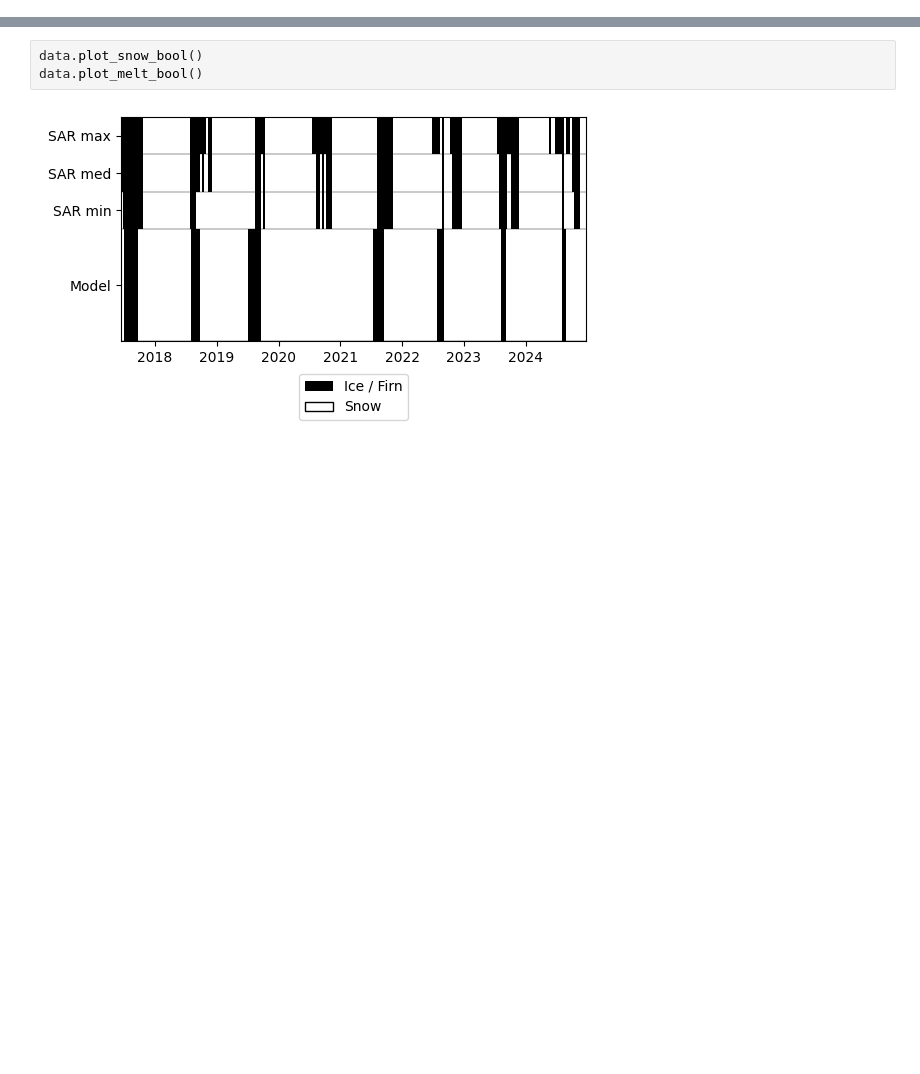
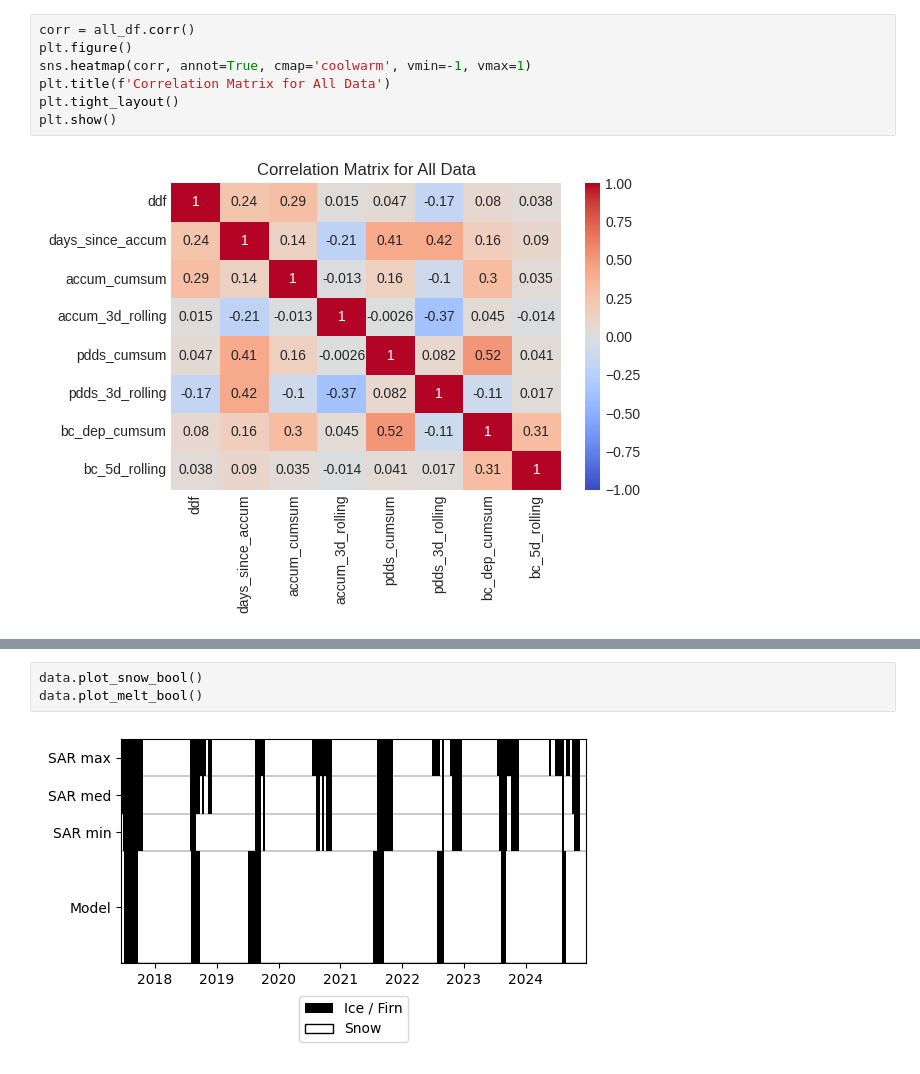
Before and after one commit to clairevwilson/PEBSI, a Jupyter notebook: project/explore.ipynb, the cells around one changed output, grey strips where cells are left out. Drawn from its saved outputs; the diff is of its cells as text; blank space fills up the shorter version.

```diff
--- a/project/explore.ipynb
+++ b/project/explore.ipynb
@@ -23,0 +133,9 @@ colors = ['#63c4c7','#fcc02e','#4D559C','#60C252','#BF1F6A',
+# %%
+corr = all_df.corr()
+plt.figure()
+sns.heatmap(corr, annot=True, cmap='coolwarm', vmin=-1, vmax=1)
+plt.title(f'Correlation Matrix for All Data')
+plt.tight_layout()
+plt.show()
+# %% [output]
+[figure, added]
```
Also changed, not shown: parts of 8 cells of this notebook, 5 other files.
